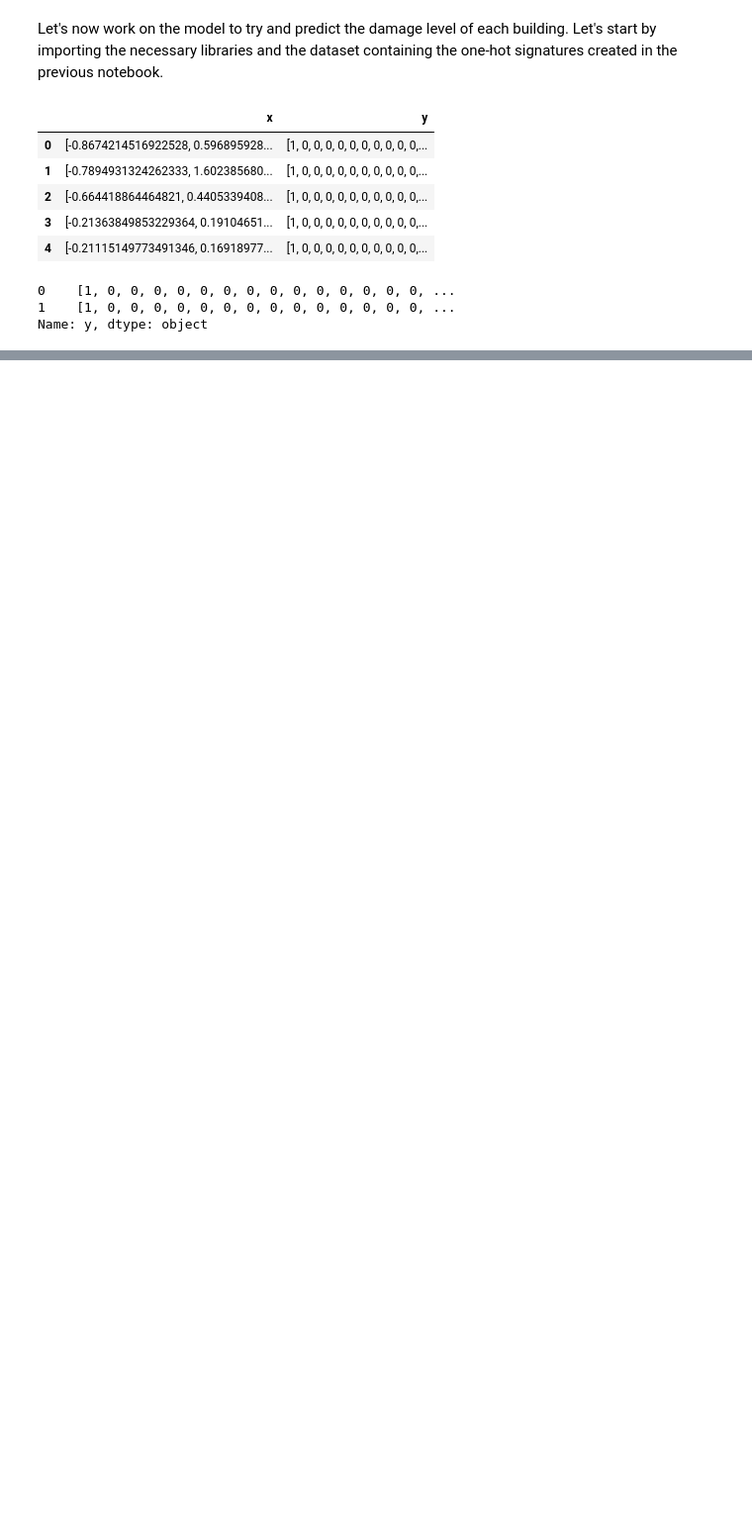
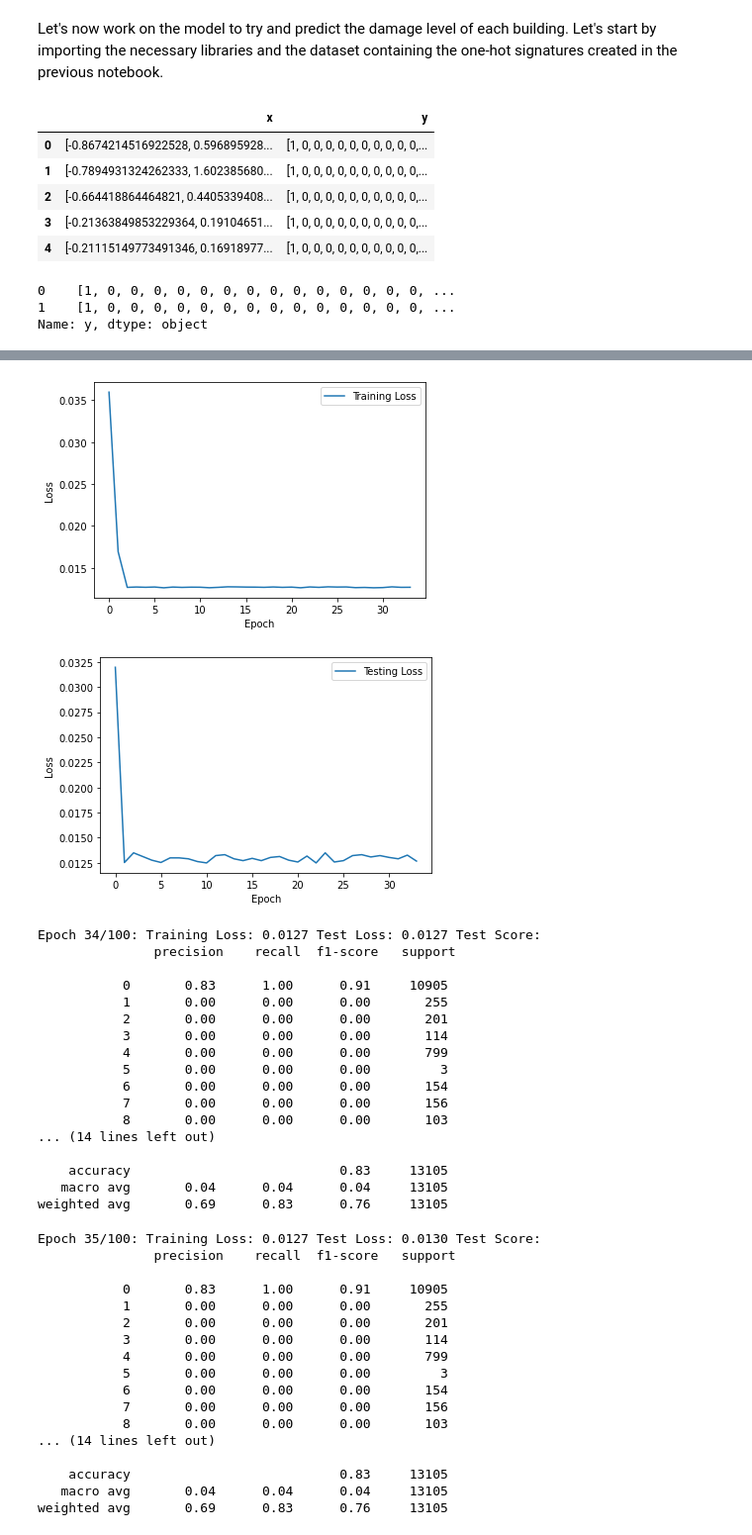
Before and after one commit to gullo97/earthquake_ml, a Jupyter notebook: notebook.ipynb, the cells around one changed output, grey strips where cells are left out. Shown at 99% size. Cells and saved outputs as stored; diff of their text form; code cells hidden in the pictures; blank space fills up the shorter version.

Commit message:
Defined model and training function

```diff
--- a/notebook.ipynb
+++ b/notebook.ipynb
@@ -62,3 +20,30 @@ class SelfAttentionClassifier(nn.Module):
+# %%
+import torch
+import torch.nn as nn
+import torch.nn.functional as F
+
+class FullyConnectedNN(nn.Module):
+    def __init__(self, input_len, output_len, hidden_dim, depth):
+        super(FullyConnectedNN, self).__init__()
+        self.input_len = input_len
+        self.output_len = output_len
+        self.depth = depth
+        self.hidden_dim = hidden_dim
+        self.fc_layers = nn.Sequential()
+
+        for i in range(depth):
+            in_features = self.input_len if i == 0 else self.hidden_dim
+            self.fc_layers.add_module(f"fc{i}", nn.Linear(in_features, self.hidden_dim))
+            self.fc_layers.add_module(f"relu{i}", nn.ReLU())
+
+        self.classifier = nn.Sequential(nn.Linear(self.hidden_dim, self.output_len), nn.Softmax(dim=1))
+        # print number of parameters
+        print(f"Number of parameters: {sum(p.numel() for p in self.parameters() if p.requires_grad)}")
+
+    def forward(self, x):
+        x = self.fc_layers(x.view(-1, self.input_len))
+        x = self.classifier(x)
+        return x
 # %%
 dataframe['y'].iloc[[0,1]]
 # %% [output]
@@ -81,3 +66,7 @@ class CustomDataset(torch.utils.data.Dataset):
         input = torch.Tensor(self.dataframe['x'].iloc[idx])
 
         return input, label
+    def train_test_split(self, train_size=0.8):
+        train_size = int(train_size * len(self))
+        test_size = len(self) - train_size
+        return torch.utils.data.random_split(self, [train_size, test_size])
@@ -107,0 +73,6 @@ tensor([[-0.8674,  0.5969,  1.0000,  0.0000,  0.0000,  0.0000,  0.0000,  1.0000,
+# %%
+dataset = CustomDataset(dataframe)
+train_dataset, test_dataset = dataset.train_test_split()
+
+train_loader = torch.utils.data.DataLoader(train_dataset, batch_size=3200, shuffle=True)
+test_loader = torch.utils.data.DataLoader(test_dataset, batch_size=3200, shuffle=True)
@@ -108,4 +156,3 @@ tensor([[-0.8674,  0.5969,  1.0000,  0.0000,  0.0000,  0.0000,  0.0000,  1.0000,
 # %%
-model = SelfAttentionClassifier(input_dim=len(dataset[0][0]), n_classes=len(dataset[0][1]))
-model(torch.tensor(dataset[0][0]))
+model = FullyConnectedNN(input_len=len(dataset[0][0]), output_len=len(dataset[0][1]), hidden_dim=100, depth=4)
 # %% [output]
@@ -112,0 +164,39 @@ IndexError: Dimension out of range (expected to be in range of [-1, 0], but got
+# %%
+train(model, train_loader, test_loader, nn.MSELoss(), optim.Adam(model.parameters(), lr=0.001), num_epochs=100, log_interval=2)
+# %% [output]
+[figure, added]
+[figure, added]
+Epoch 34/100: Training Loss: 0.0127 Test Loss: 0.0127 Test Score:
+               precision    recall  f1-score   support
+
+           0       0.83      1.00      0.91     10905
+           1       0.00      0.00      0.00       255
+           2       0.00      0.00      0.00       201
+           3       0.00      0.00      0.00       114
+           4       0.00      0.00      0.00       799
+           5       0.00      0.00      0.00         3
+           6       0.00      0.00      0.00       154
+           7       0.00      0.00      0.00       156
+           8       0.00      0.00      0.00       103
+... (14 lines left out)
+
+    accuracy                           0.83     13105
+   macro avg       0.04      0.04      0.04     13105
+weighted avg       0.69      0.83      0.76     13105
+Epoch 35/100: Training Loss: 0.0127 Test Loss: 0.0130 Test Score:
+               precision    recall  f1-score   support
+
+           0       0.83      1.00      0.91     10905
+           1       0.00      0.00      0.00       255
+           2       0.00      0.00      0.00       201
+           3       0.00      0.00      0.00       114
+           4       0.00      0.00      0.00       799
+           5       0.00      0.00      0.00         3
+           6       0.00      0.00      0.00       154
+           7       0.00      0.00      0.00       156
+           8       0.00      0.00      0.00       103
+... (14 lines left out)
+
+    accuracy                           0.83     13105
+   macro avg       0.04      0.04      0.04     13105
+weighted avg       0.69      0.83      0.76     13105
```
Also changed, not shown: parts of 5 cells of this notebook.
